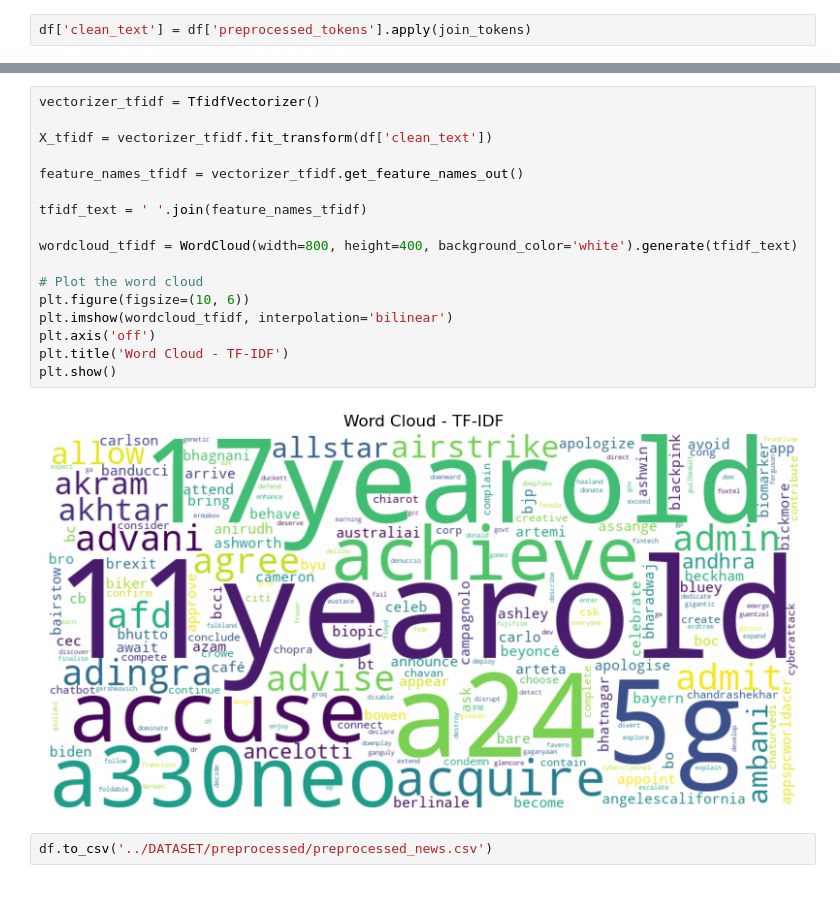
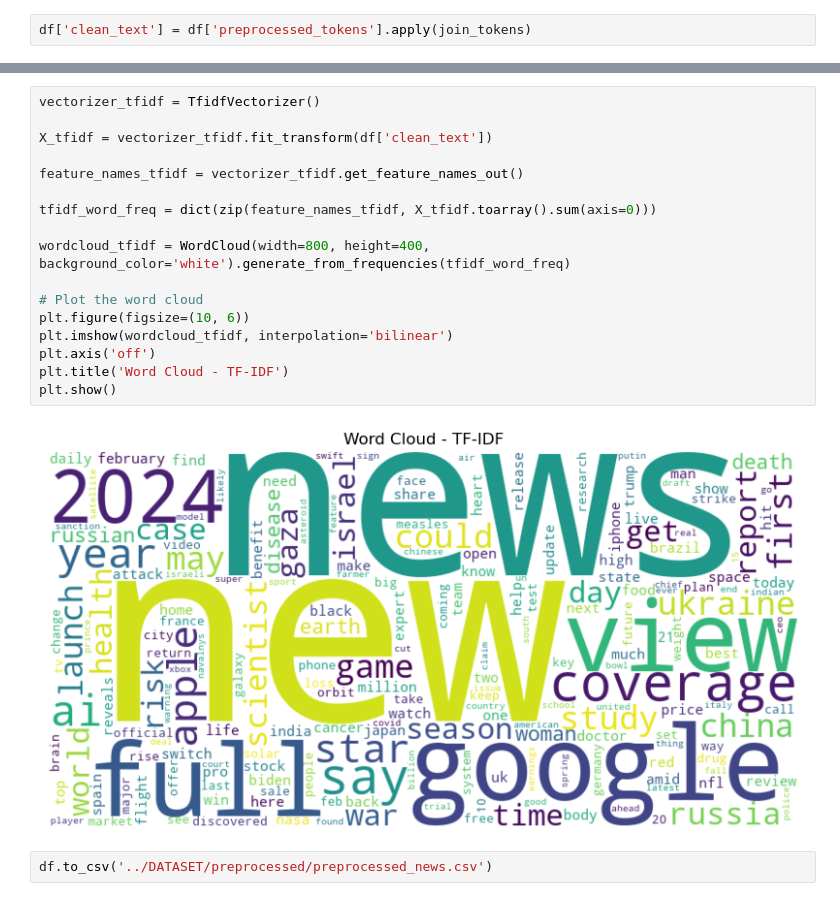
Before and after one commit to binayachaudari/NLP_2304, a Jupyter notebook: Notebooks/Assignment.ipynb, the cells around one changed output, grey strips where cells are left out. Cells and saved outputs as stored; diff of their text form.

```diff
--- a/Notebooks/Assignment.ipynb
+++ b/Notebooks/Assignment.ipynb
@@ -301,22 +301,22 @@ plt.show()
 # %%
 vectorizer_tfidf = TfidfVectorizer()
 
 X_tfidf = vectorizer_tfidf.fit_transform(df['clean_text'])
 
 feature_names_tfidf = vectorizer_tfidf.get_feature_names_out()
 
-tfidf_text = ' '.join(feature_names_tfidf)
+tfidf_word_freq = dict(zip(feature_names_tfidf, X_tfidf.toarray().sum(axis=0)))
 
-wordcloud_tfidf = WordCloud(width=800, height=400, background_color='white').generate(tfidf_text)
+wordcloud_tfidf = WordCloud(width=800, height=400, background_color='white').generate_from_frequencies(tfidf_word_freq)
 
 # Plot the word cloud
 plt.figure(figsize=(10, 6))
 plt.imshow(wordcloud_tfidf, interpolation='bilinear')
 plt.axis('off')
 plt.title('Word Cloud - TF-IDF')
 plt.show()
 # %% [output]
-[figure, old version]
+[figure, new version]
 # %%
 df.to_csv('../DATASET/preprocessed/preprocessed_news.csv')
 # %%
```
Also changed, not shown: parts of 8 cells of this notebook.
